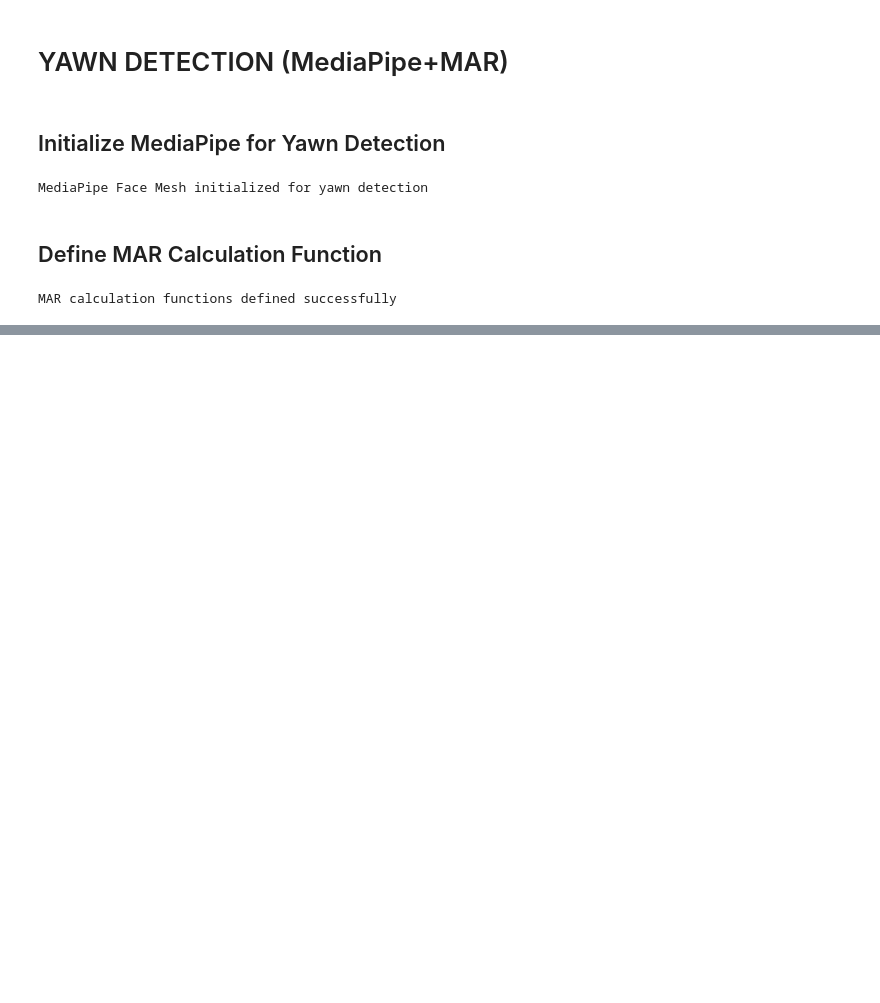
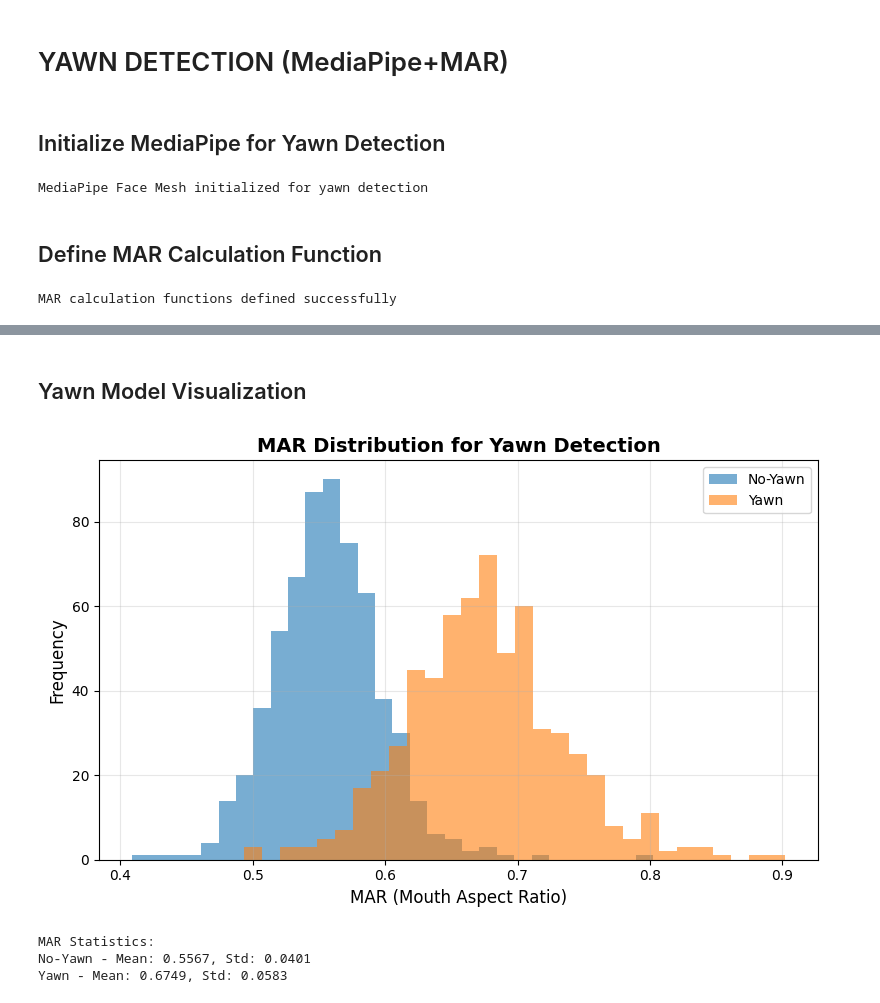
Before and after one commit to avindumihisara0229-code/ErgoSense, a Jupyter notebook: Drowsiness_Detection.ipynb, the cells around one changed output, grey strips where cells are left out. Cells and saved outputs as stored; diff of their text form; code cells hidden in the pictures; blank space fills up the shorter version.

```diff
--- a/Drowsiness_Detection.ipynb
+++ b/Drowsiness_Detection.ipynb
@@ -359,0 +506,32 @@ MAR calculation functions defined successfully
+# %% [markdown]
+## Yawn Model Visualization
+# %%
+plt.figure(figsize=(8, 5))
+
+# MAR Distribution by Class
+plt.hist(X_train_yawn[y_train_yawn == 0], bins=30, alpha=0.6,
+         label='No-Yawn')
+plt.hist(X_train_yawn[y_train_yawn == 1], bins=30, alpha=0.6,
+         label='Yawn')
+
+plt.xlabel('MAR (Mouth Aspect Ratio)', fontsize=12)
+plt.ylabel('Frequency', fontsize=12)
+plt.title('MAR Distribution for Yawn Detection', fontsize=14, fontweight='bold')
+plt.legend()
+plt.grid(True, alpha=0.3)
+
+plt.tight_layout()
+plt.show()
+
+# Print MAR statistics
+print("\nMAR Statistics:")
+print(f"No-Yawn - Mean: {np.mean(X_train_yawn[y_train_yawn == 0]):.4f}, "
+      f"Std: {np.std(X_train_yawn[y_train_yawn == 0]):.4f}")
+
+print(f"Yawn - Mean: {np.mean(X_train_yawn[y_train_yawn == 1]):.4f}, "
+      f"Std: {np.std(X_train_yawn[y_train_yawn == 1]):.4f}")
+# %% [output]
+[figure, added]
+MAR Statistics:
+No-Yawn - Mean: 0.5567, Std: 0.0401
+Yawn - Mean: 0.6749, Std: 0.0583
```
Also changed, not shown: parts of 8 cells of this notebook.
